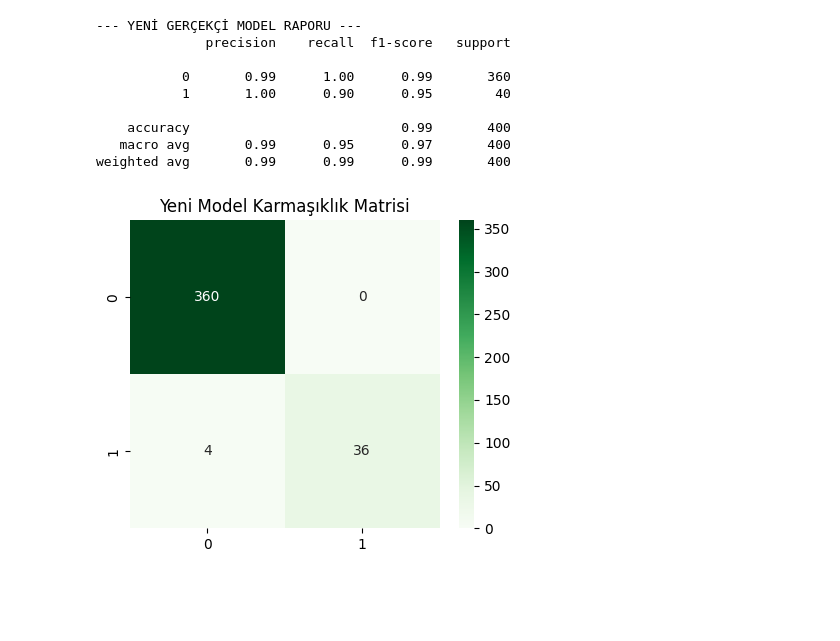
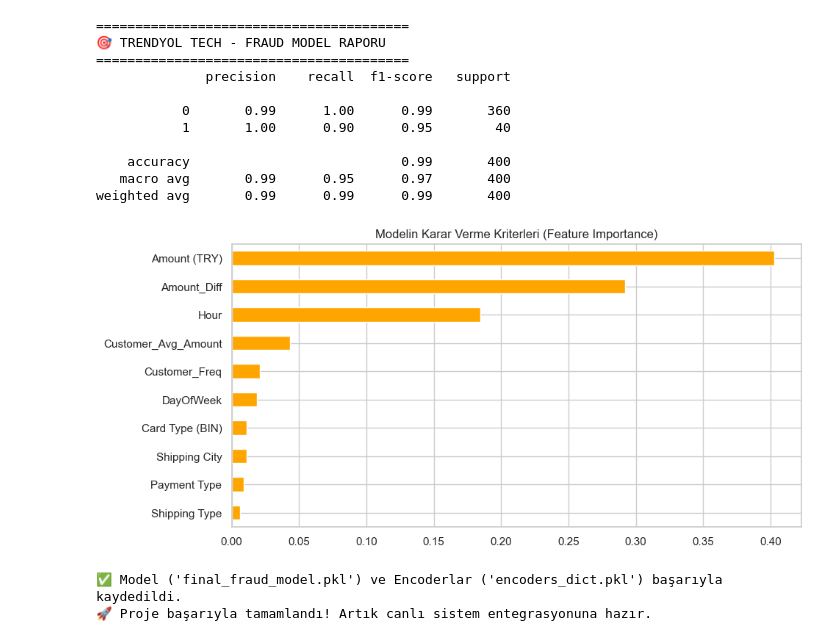
Before and after one commit to eyyupsabricelik/Fraud-Detection-Projesi, a Jupyter notebook: fraud_detection.ipynb, the cells around one changed output. Cells and saved outputs as stored; diff of their text form; code cells hidden in the pictures; blank space fills up the shorter version.

```diff
--- a/fraud_detection.ipynb
+++ b/fraud_detection.ipynb
@@ -239,0 +142,16 @@ ROC-AUC Skoru: 0.56
+# %%
+# 4. HÜCRE: KATEGORİK DEĞİŞKEN DÖNÜŞTÜRME (ENCODING)
+
+# Kategorik (metin) sütunları otomatik bulalım
+categorical_cols = df_clean.select_dtypes(include=['object']).columns.tolist()
+encoders = {}
+
+# Her sütun için ayrı bir Encoder eğitip saklıyoruz (Production standardı)
+for col in categorical_cols:
+    le = LabelEncoder()
+    df_clean[col] = le.fit_transform(df_clean[col])
+    encoders[col] = le # API aşamasında kullanmak üzere sözlükte saklıyoruz
+
+print(f"✅ Kategorik sütunlar başarıyla dönüştürüldü: {categorical_cols}")
+print("📊 Verinin ilk 5 satırı (Tamamen Sayısal):")
+display(df_clean.head())
@@ -240,31 +167,52 @@ ROC-AUC Skoru: 0.56
 # %%
-# 1. Eğitim ve Test Ayırımı
+# 5. HÜCRE: MODEL EĞİTİMİ VE FİNAL
+
+# 1. Veriyi Bölme (X ve y)
 X = df_clean.drop(columns=['IS_FRAUD (Target)'])
 y = df_clean['IS_FRAUD (Target)']
+
+# Stratify=y: Eğitim ve test setindeki fraud oranının eşit olmasını sağlar
 X_train, X_test, y_train, y_test = train_test_split(X, y, test_size=0.20, random_state=42, stratify=y)
 
-# 2. Model Eğitimi (Daha güçlü parametrelerle)
+# 2. Model Eğitimi (Dengeli Sınıf Ağırlığı ile)
 model = RandomForestClassifier(n_estimators=100, class_weight='balanced', random_state=42)
 model.fit(X_train, y_train)
 
-# 3. Sonuçlar
+# 3. Performans Raporu
 y_pred = model.predict(X_test)
-print("--- YENİ GERÇEKÇİ MODEL RAPORU ---")
+print("\n" + "="*40)
+print("🎯 TRENDYOL TECH - FRAUD MODEL RAPORU")
+print("="*40)
 print(classification_report(y_test, y_pred))
 
-# Karmaşıklık Matrisi
-plt.figure(figsize=(5,4))
-sns.heatmap(confusion_matrix(y_test, y_pred), annot=True, fmt='d', cmap='Greens')
-plt.title('Yeni Model Karmaşıklık Matrisi')
+# 4. Özellik Önemi (Feature Importance)
+plt.figure(figsize=(10, 5))
+importances = pd.Series(model.feature_importances_, index=X.columns).sort_values(ascending=True)
+importances.plot(kind='barh', color='orange')
+plt.title('Modelin Karar Verme Kriterleri (Feature Importance)')
 plt.show()
+
+# 5. ÜRETİM İÇİN KAYDETME (Persistence) - KRİTİK DÜZELTME BURADA 👇
+import joblib
+joblib.dump(model, 'final_fraud_model.pkl')
+
+# 4. hücrede oluşturduğumuz 'encoders' sözlüğünü de mutlaka kaydediyoruz!
+joblib.dump(encoders, 'encoders_dict.pkl')
+
+print("\n✅ Model ('final_fraud_model.pkl') ve Encoderlar ('encoders_dict.pkl') başarıyla kaydedildi.")
+print("🚀 Proje başarıyla tamamlandı! Artık canlı sistem entegrasyonuna hazır.")
 # %% [output]
---- YENİ GERÇEKÇİ MODEL RAPORU ---
+========================================
+🎯 TRENDYOL TECH - FRAUD MODEL RAPORU
+========================================
               precision    recall  f1-score   support
 
            0       0.99      1.00      0.99       360
            1       1.00      0.90      0.95        40
 
     accuracy                           0.99       400
    macro avg       0.99      0.95      0.97       400
 weighted avg       0.99      0.99      0.99       400
-[figure, old version]
+[figure, new version]
+✅ Model ('final_fraud_model.pkl') ve Encoderlar ('encoders_dict.pkl') başarıyla kaydedildi.
+🚀 Proje başarıyla tamamlandı! Artık canlı sistem entegrasyonuna hazır.
```
Also changed, not shown: parts of 13 cells of this notebook.
